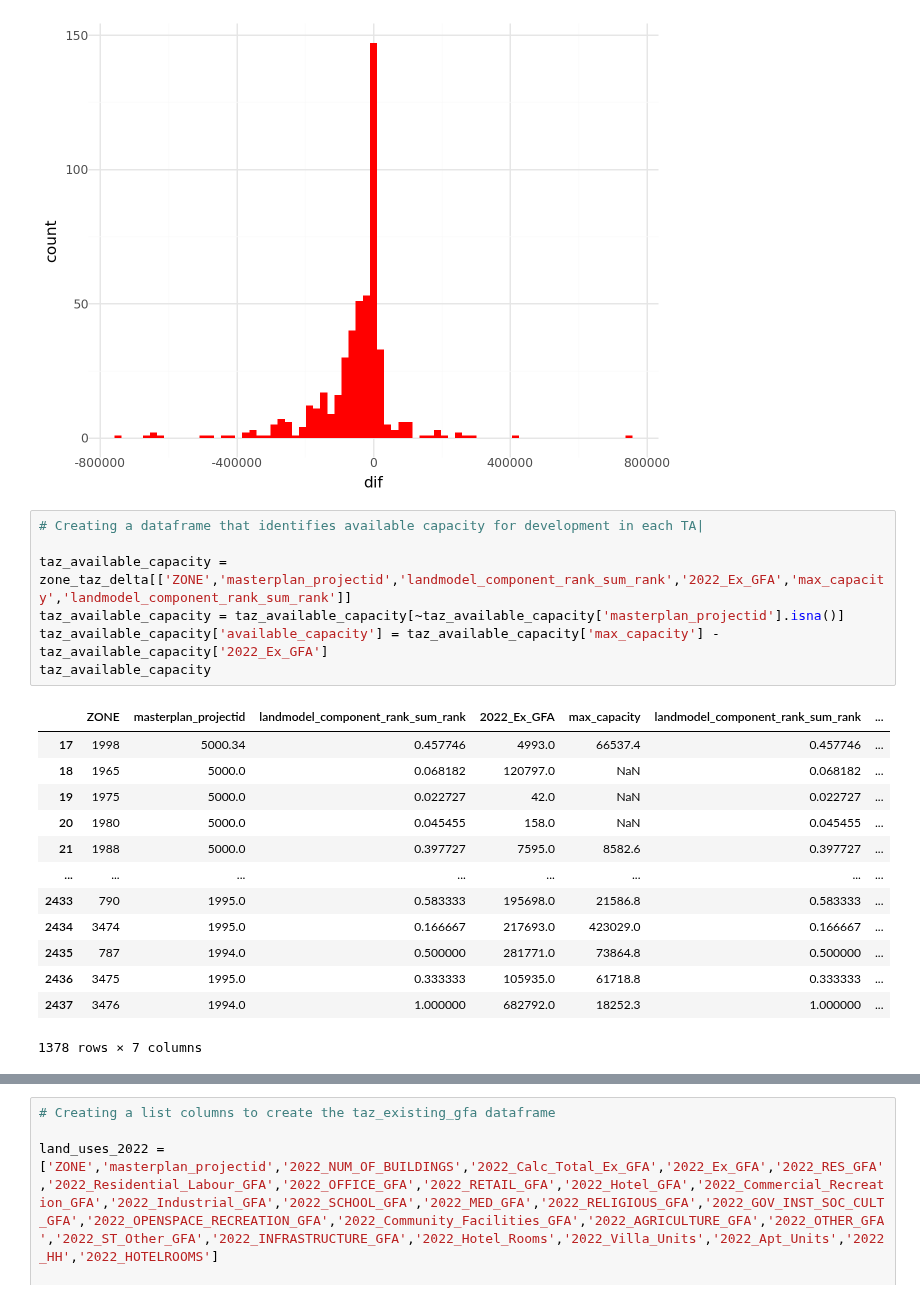
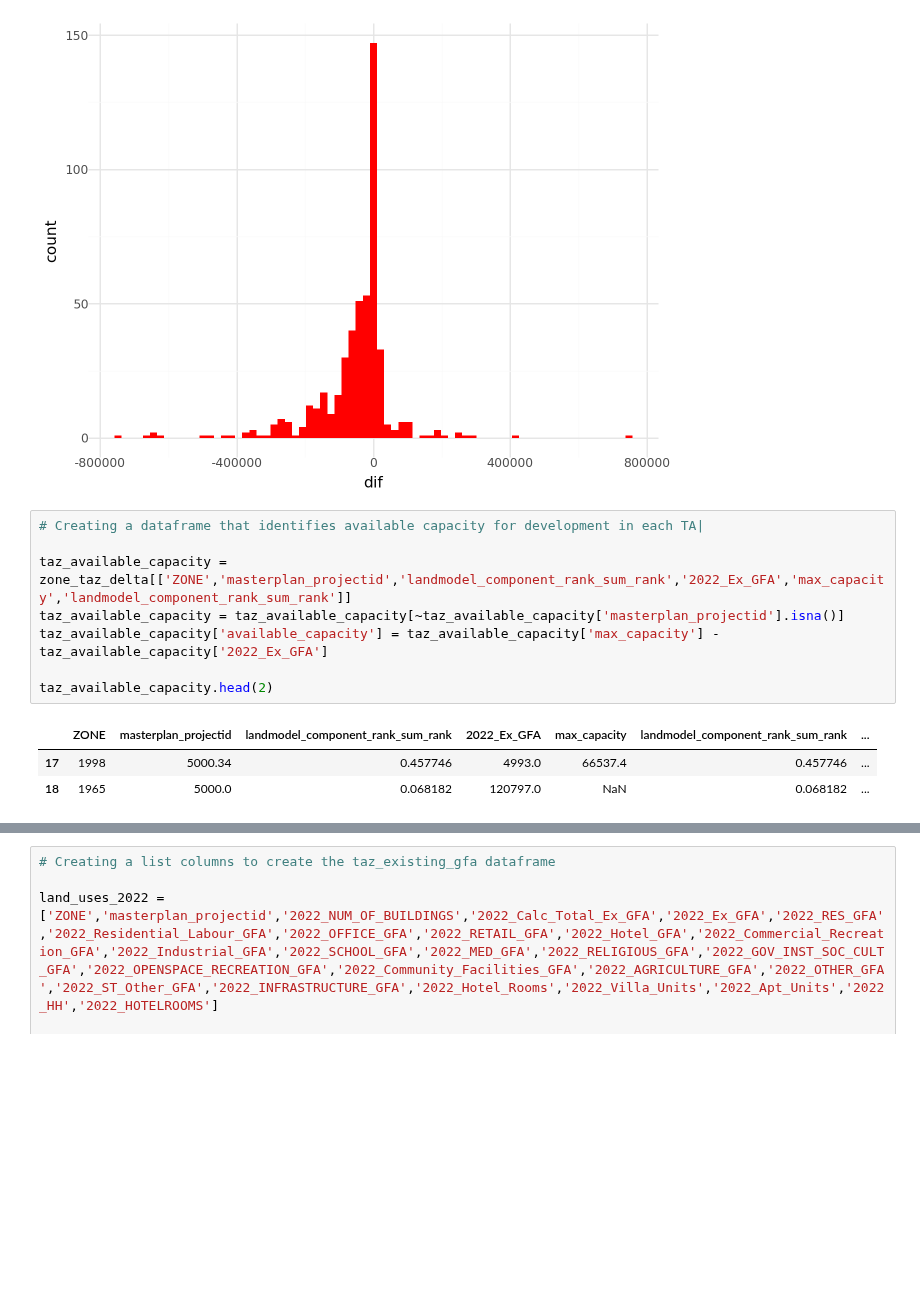
Before and after one commit to BuroHappoldLegacySoup/PlanCapitalLandModel, a Jupyter notebook: MP to TAZ Pipeline.ipynb, the cells around one changed output, grey strips where cells are left out. Saved outputs shown, nothing was run; the diff lists cells and outputs as text; blank space fills up the shorter version.

```diff
--- a/MP to TAZ Pipeline.ipynb
+++ b/MP to TAZ Pipeline.ipynb
@@ -80,21 +88,12 @@ See the caveats in the documentation: https://pandas.pydata.org/pandas-docs/stab
 # %%
 # Creating a dataframe that identifies available capacity for development in each TA|
 
 taz_available_capacity = zone_taz_delta[['ZONE','masterplan_projectid','landmodel_component_rank_sum_rank','2022_Ex_GFA','max_capacity','landmodel_component_rank_sum_rank']]
 taz_available_capacity = taz_available_capacity[~taz_available_capacity['masterplan_projectid'].isna()]
 taz_available_capacity['available_capacity'] = taz_available_capacity['max_capacity'] - taz_available_capacity['2022_Ex_GFA']
-taz_available_capacity
+
+taz_available_capacity.head(2)
 # %% [output]
 |  | ZONE | masterplan_projectid | landmodel_component_rank_sum_rank | 2022_Ex_GFA | max_capacity | landmodel_component_rank_sum_rank | ... |
 | 17 | 1998 | 5000.34 | 0.457746 | 4993.0 | 66537.4 | 0.457746 | ... |
 | 18 | 1965 | 5000.0 | 0.068182 | 120797.0 | NaN | 0.068182 | ... |
-| 19 | 1975 | 5000.0 | 0.022727 | 42.0 | NaN | 0.022727 | ... |
-| 20 | 1980 | 5000.0 | 0.045455 | 158.0 | NaN | 0.045455 | ... |
-| 21 | 1988 | 5000.0 | 0.397727 | 7595.0 | 8582.6 | 0.397727 | ... |
-| ... | ... | ... | ... | ... | ... | ... | ... |
-| 2433 | 790 | 1995.0 | 0.583333 | 195698.0 | 21586.8 | 0.583333 | ... |
-| 2434 | 3474 | 1995.0 | 0.166667 | 217693.0 | 423029.0 | 0.166667 | ... |
-| 2435 | 787 | 1994.0 | 0.500000 | 281771.0 | 73864.8 | 0.500000 | ... |
-| 2436 | 3475 | 1995.0 | 0.333333 | 105935.0 | 61718.8 | 0.333333 | ... |
-| 2437 | 3476 | 1994.0 | 1.000000 | 682792.0 | 18252.3 | 1.000000 | ... |
-1378 rows × 7 columns
```
Also changed, not shown: parts of 8 cells of this notebook.
